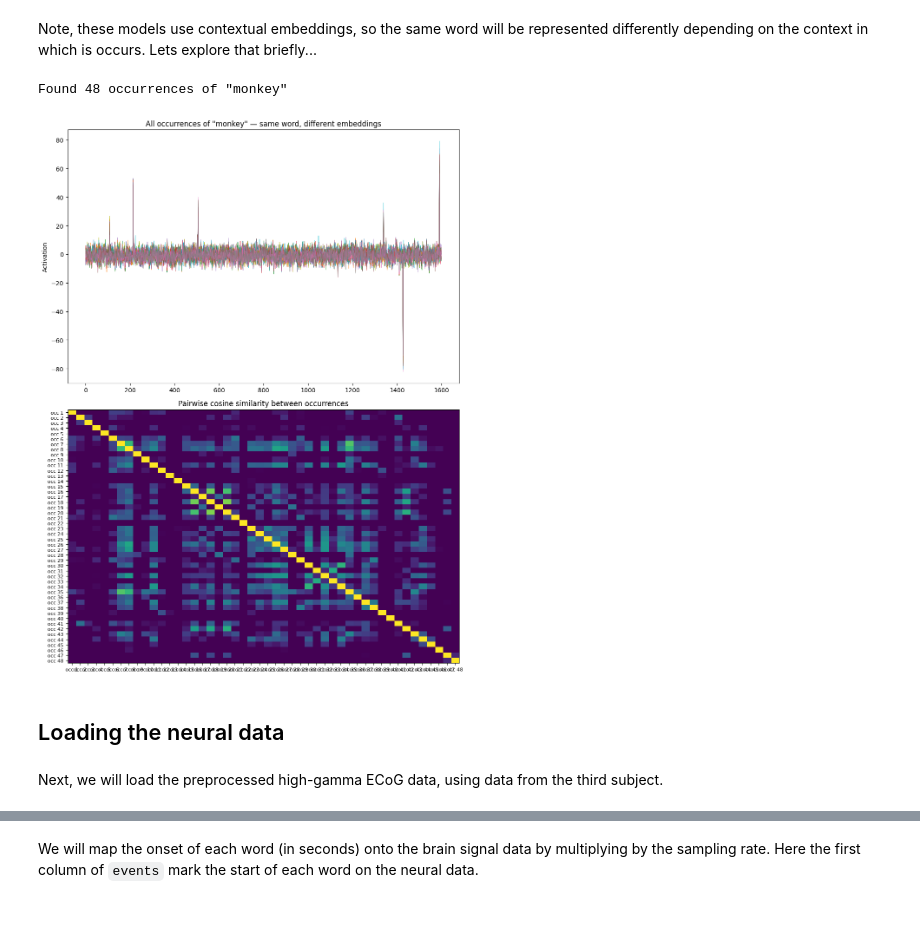
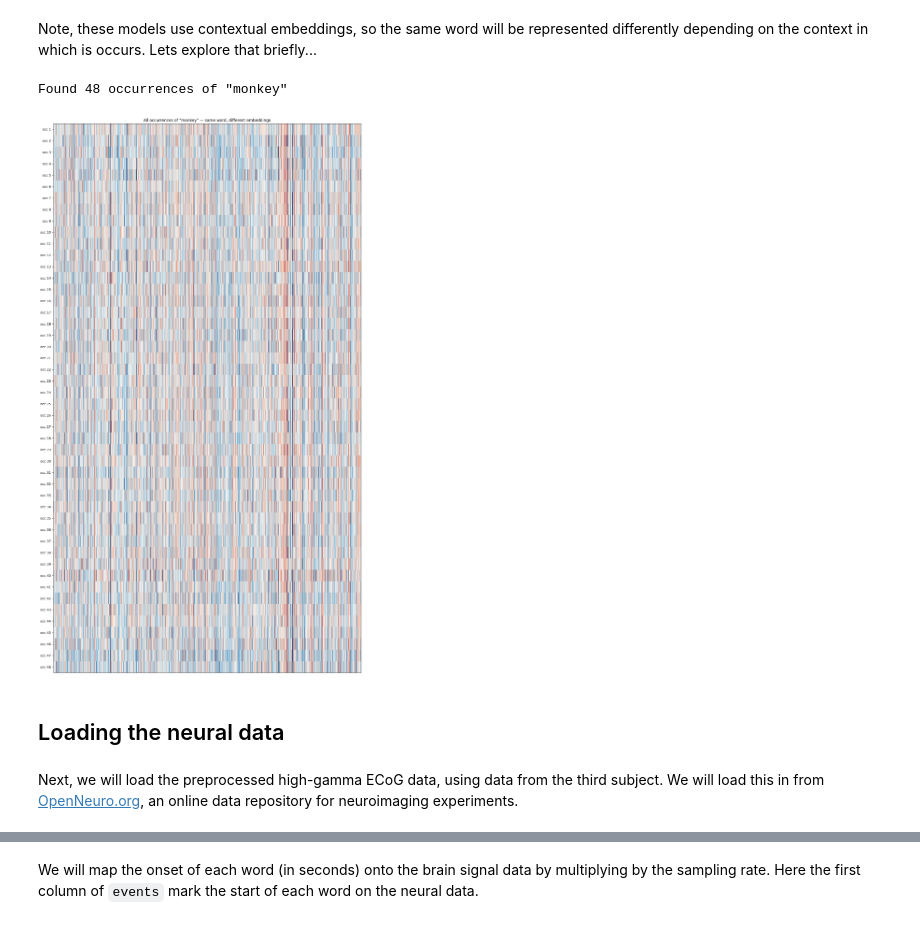
Before and after one commit to bootstrapbill/encoding_model_tutorial, a Jupyter notebook: notebooks/encoding_tutorial.ipynb, the cells around one changed output, grey strips where cells are left out. Cells and saved outputs as stored; diff of their text form; code cells hidden in the pictures.

```diff
--- a/notebooks/encoding_tutorial.ipynb
+++ b/notebooks/encoding_tutorial.ipynb
@@ -184,52 +183,39 @@ plt.show()
 # %% [markdown]
 Note, these models use contextual embeddings, so the same word will be represented differently depending on the context in which is occurs. Lets explore that briefly...
-# %%
-
-# Because GPT-2 is a contextual model, the same word gets a different
-# embedding depending on the surrounding words. Let's see this in action.
-
-target_word = "monkey"
-
-# Find all occurrences of the target word
-word_labels = df_contextual.groupby("word_idx").first()["word"].values
-occurrences = np.where(word_labels == target_word)[0]
-
-print(f'Found {len(occurrences)} occurrences of "{target_word}"')
-
-# Plot each occurrence as a separate line
-fig, axes = plt.subplots(2, 1, figsize=(10, 13), gridspec_kw={"height_ratios": [1, 1]})
-
-for i, idx in enumerate(occurrences):
-    axes[0].plot(aligned_embeddings[idx], label=f"occurrence {i+1} (word {idx})",
-                 alpha=0.7, linewidth=0.7)
-
-axes[0].set_ylabel("Activation")
-axes[0].set_title(f'All occurrences of "{target_word}" — same word, different embeddings')
-
-# Show pairwise cosine similarity to quantify the differences
-from numpy.linalg import norm
-embs = aligned_embeddings[occurrences]
-n = len(occurrences)
-cos_sim = np.zeros((n, n))
-for i in range(n):
-    for j in range(n):
-        cos_sim[i, j] = np.dot(embs[i], embs[j]) / (norm(embs[i]) * norm(embs[j]))
-
-im = axes[1].imshow(cos_sim, vmin=0.8, vmax=1.0, cmap="viridis", aspect="auto")
-axes[1].set_xticks(range(n), [f"occ {i+1}" for i in range(n)], fontsize=8)
-axes[1].set_yticks(range(n), [f"occ {i+1}" for i in range(n)], fontsize=8)
-axes[1].set_title("Pairwise cosine similarity between occurrences")
-# plt.colorbar(im, ax=axes[1], shrink=0.6)
-
-plt.tight_layout()
-plt.show()
-# %% [output]
-Found 48 occurrences of "monkey"
-[figure, removed]
+# %%
+
+# Because GPT-2 is a contextual model, the same word gets a different
+# embedding depending on the surrounding words. Let's see this in action.
+
+target_word = "monkey"
+
+# Find all occurrences of the target word
+word_labels = df_contextual.groupby("word_idx").first()["word"].values
+occurrences = np.where(word_labels == target_word)[0]
+
+print(f'Found {len(occurrences)} occurrences of "{target_word}"')
+
+# Stack embeddings into a matrix (n_occurrences × D)
+embs = aligned_embeddings[occurrences]
+
+# Symmetric color limits so 0 is white
+vmax = 10 # np.max(np.abs(embs))
+
+fig, ax = plt.subplots(figsize=(14, max(1.5, 0.5 * len(occurrences))))
+ax.imshow(embs, aspect="auto", cmap="RdBu_r", vmin=-vmax, vmax=vmax, interpolation="nearest")
+ax.set_yticks(range(len(occurrences)))
+ax.set_yticklabels([f"occ {i+1}" for i in range(len(occurrences))])
+ax.set_xticks([])
+ax.set_title(f'All occurrences of "{target_word}" — same word, different embeddings')
+plt.tight_layout()
+plt.show()
+# %% [output]
+Found 48 occurrences of "monkey"
+[figure, added]
 # %% [markdown]
 ## Loading the neural data
 # %% [markdown]
-Next, we will load the preprocessed high-gamma ECoG data, using data from the third subject.
+Next, we will load the preprocessed high-gamma ECoG data, using data from the third subject. We will load this in from [OpenNeuro.org](https://openneuro.org/), an online data repository for neuroimaging experiments.
 # %%
 file_path = BIDSPath(root=f"{bids_root}derivatives/ecogprep",
                     subject="03", task="podcast", datatype="ieeg", description="highgamma",
```
Also changed, not shown: parts of 9 cells of this notebook.
